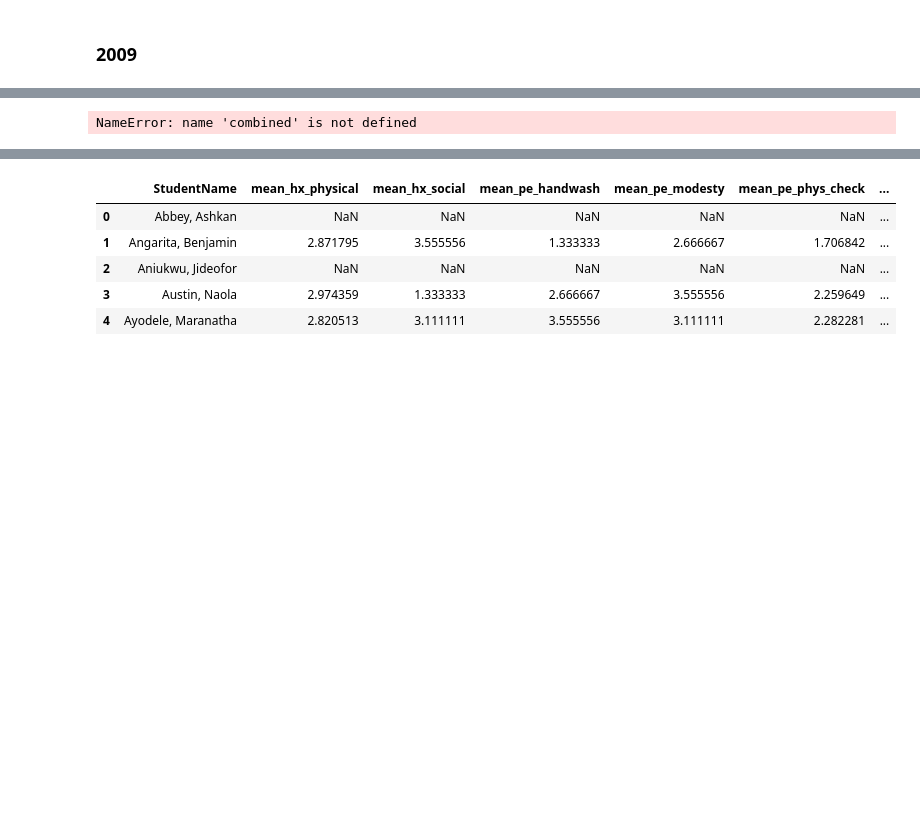
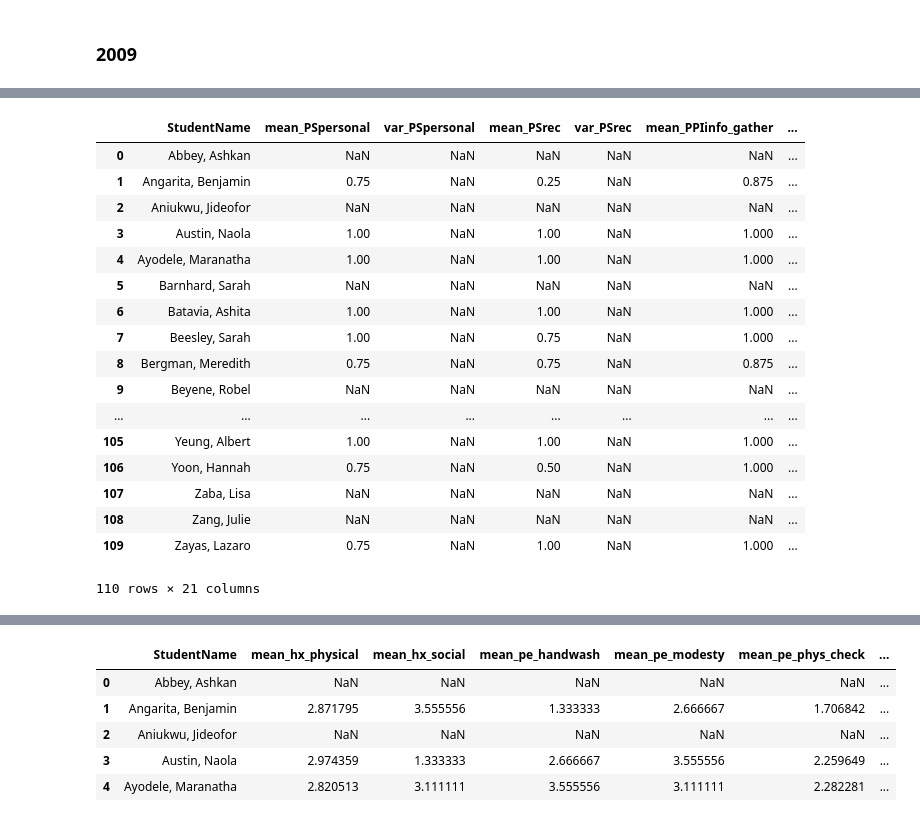
Before and after one commit to RagesMR/8800, a Jupyter notebook: travis_notebook_2009.ipynb, the cells around one changed output, grey strips where cells are left out. Cells and saved outputs as stored; diff of their text form; code cells hidden in the pictures; blank space fills up the shorter version.

Commit message:
I think I have it so that it now normalizes the data based on total possible points

```diff
--- a/travis_notebook_2009.ipynb
+++ b/travis_notebook_2009.ipynb
@@ -41,0 +52,2 @@ def load_data(year):
+# %%
+overalldf_2009, possible_points_2009 = load_data(2009)
@@ -41,0 +71,10 @@ def load_data(year):
+# %%
+smino = ["Q1_PPI_SP_TW", "Q2_PPI_SP_TW", "Q3_PPI_SP_TW", "Q4_PPI_SP_TW"]
+
+selected_cols = list(overalldf_2009.loc[:, overalldf_2009.columns.str.contains(('|'.join(smino)))].columns)
+
+selected_points = possible_points_2009[["Q1_PPI_SP_TW", "Q2_PPI_SP_TW", "Q3_PPI_SP_TW", "Q4_PPI_SP_TW"]]
+
+overalldf_2009[selected_cols].div(selected_points).mean(axis=1)
+
+# list(overalldf_2009.loc[:, overalldf_2009.columns.str.contains(('|'.join(smino)))].columns)
@@ -42,5 +99,5 @@ def load_data(year):
 # %%
-overalldf_2008 = load_data(2008)
-overalldf_2009 = load_data(2009)
-overalldf_2010 = load_data(2010)
+# overalldf_2008 = load_data(2008)
+# overalldf_2009 = load_data(2009)
+# overalldf_2010 = load_data(2010)
 # %%
@@ -84,14 +332,51 @@ dict_2009 = {
+# %%
+def get_year_df_new(yearDF, year_dict, possible_points):
+    def construct_full_q(q, form_name, case_name):
+        return q + "_" + form_name + "_SP_" + case_name
+
+    new_year_df = pd.DataFrame()
+    new_year_df["StudentName"] = yearDF.iloc[:,0]
+
+    for form_name, sub_cat_dict in year_dict.iteritems():
+        for sub_cat, case_dict in sub_cat_dict.iteritems():
+            for case, questions in case_dict.iteritems():
+                col_names = [construct_full_q(q, form_name, case) for q in questions]
+                selected_cols = list(yearDF.loc[:, yearDF.columns.str.contains(('|'.join(col_names)))].columns)
+                selected_points = possible_points[col_names]
+                new_year_df["mean_" + form_name + sub_cat] = yearDF[selected_cols].div(selected_points).mean(axis=1)
+                new_year_df["var_" + form_name + sub_cat] = yearDF[selected_cols].div(selected_points).var(axis=1)
+
+    return new_year_df
 # %%
-def get_year_df(yearDF, year_dict):
-    new_year_df = pd.DataFrame()
-    new_year_df["StudentName"] = yearDF.iloc[:,0]
-    for key, value in year_dict.iteritems():
-        selected_cols = list(yearDF.loc[:, yearDF.columns.str.contains(('|'.join(value)))].columns)
-        new_year_df["mean_" + key] = yearDF[selected_cols].mean(axis=1)
-        new_year_df["var_" + key] = yearDF[selected_cols].var(axis=1)
+# def get_year_df(yearDF, year_dict):
+#     new_year_df = pd.DataFrame()
+#     new_year_df["StudentName"] = yearDF.iloc[:,0]
+#     for key, value in year_dict.iteritems():
+#         selected_cols = list(yearDF.loc[:, yearDF.columns.str.contains(('|'.join(value)))].columns)
+#         new_year_df["mean_" + key] = yearDF[selected_cols].mean(axis=1)
+#         new_year_df["var_" + key] = yearDF[selected_cols].var(axis=1)
 
-    return new_year_df
+#     return new_year_df
 
-combinedDF = pd.concat([combinedDF, get_year_df(overalldf_2009, dict_2009)])
+# combinedDF = pd.concat([combinedDF, get_year_df(overalldf_2009, dict_2009)])
-# %% [output]
-NameError: name 'combined' is not defined
+# %%
+get_year_df_new(overalldf_2009, dict_2009, possible_points_2009)
+# %% [output]
+|  | StudentName | mean_PSpersonal | var_PSpersonal | mean_PSrec | var_PSrec | mean_PPIinfo_gather | ... |
+| 0 | Abbey, Ashkan | NaN | NaN | NaN | NaN | NaN | ... |
+| 1 | Angarita, Benjamin | 0.75 | NaN | 0.25 | NaN | 0.875 | ... |
+| 2 | Aniukwu, Jideofor | NaN | NaN | NaN | NaN | NaN | ... |
+| 3 | Austin, Naola | 1.00 | NaN | 1.00 | NaN | 1.000 | ... |
+| 4 | Ayodele, Maranatha | 1.00 | NaN | 1.00 | NaN | 1.000 | ... |
+| 5 | Barnhard, Sarah | NaN | NaN | NaN | NaN | NaN | ... |
+| 6 | Batavia, Ashita | 1.00 | NaN | 1.00 | NaN | 1.000 | ... |
+| 7 | Beesley, Sarah | 1.00 | NaN | 0.75 | NaN | 1.000 | ... |
+| 8 | Bergman, Meredith | 0.75 | NaN | 0.75 | NaN | 0.875 | ... |
+| 9 | Beyene, Robel | NaN | NaN | NaN | NaN | NaN | ... |
+| ... | ... | ... | ... | ... | ... | ... | ... |
+| 105 | Yeung, Albert | 1.00 | NaN | 1.00 | NaN | 1.000 | ... |
+| 106 | Yoon, Hannah | 0.75 | NaN | 0.50 | NaN | 1.000 | ... |
+| 107 | Zaba, Lisa | NaN | NaN | NaN | NaN | NaN | ... |
+| 108 | Zang, Julie | NaN | NaN | NaN | NaN | NaN | ... |
+| 109 | Zayas, Lazaro | 0.75 | NaN | 1.00 | NaN | 1.000 | ... |
+110 rows × 21 columns
```
Also changed, not shown: parts of 16 cells of this notebook, 1 other file.
